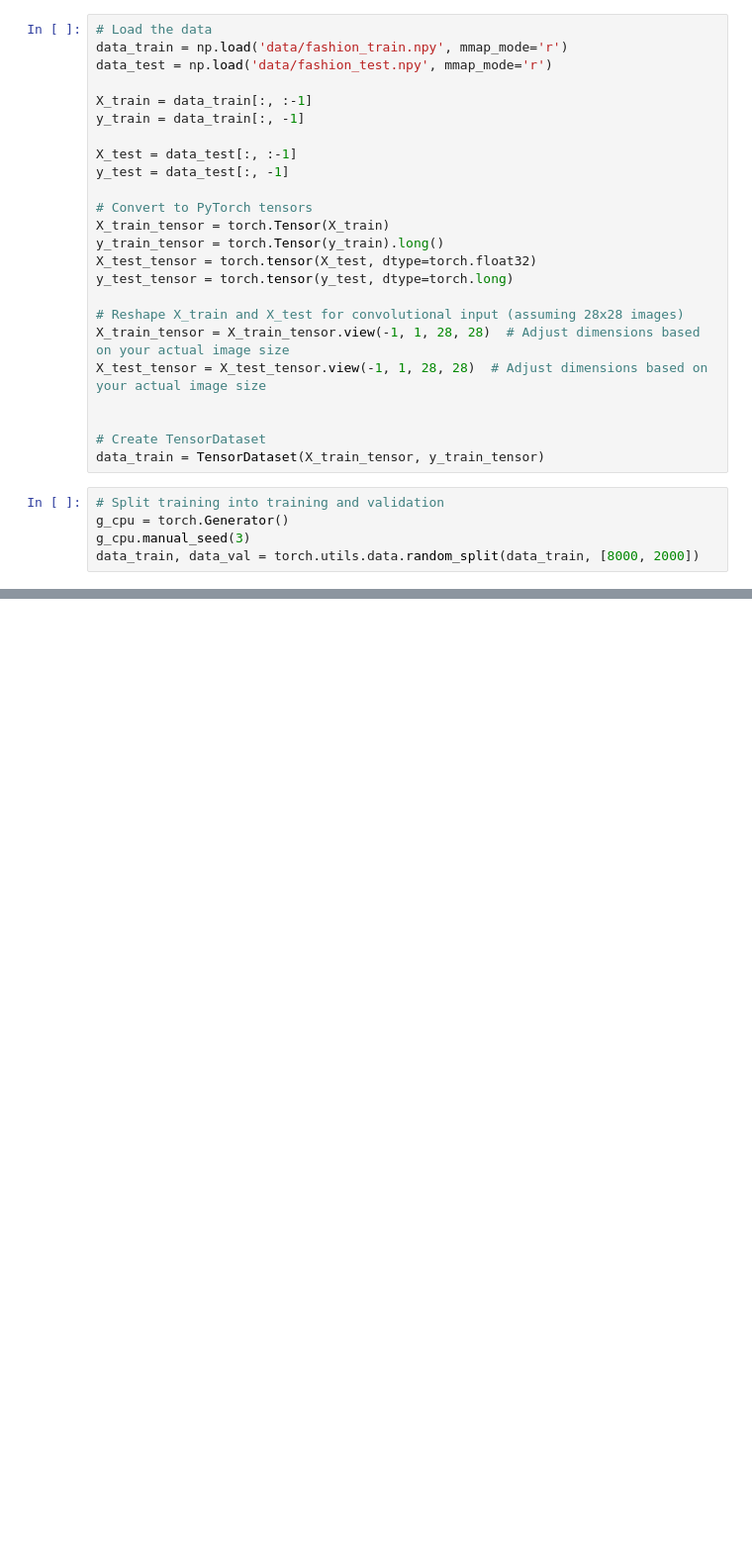
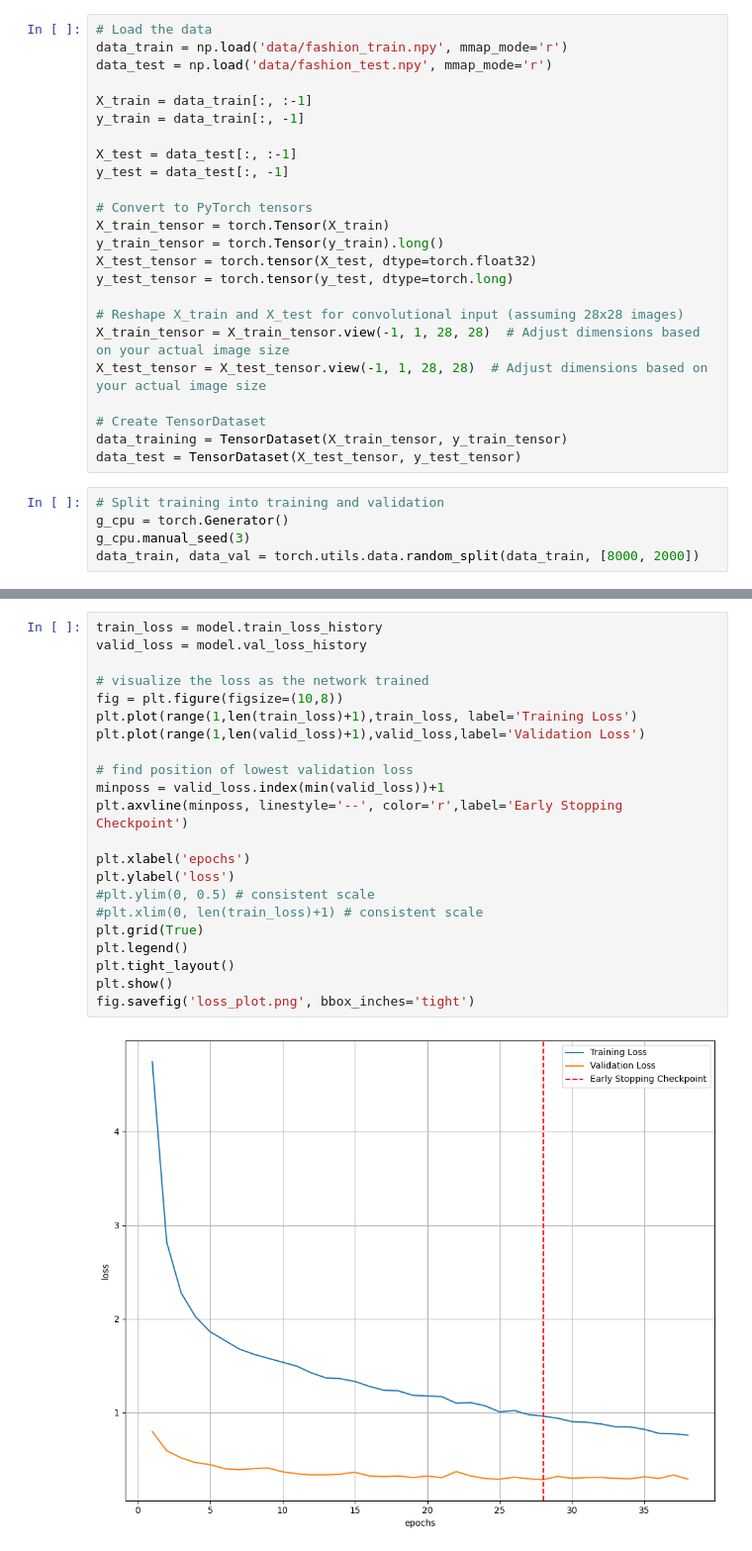
Before and after one commit to julielhagen/Clothing_classification-, a Jupyter notebook: CNN_Ida.ipynb, the cells around one changed output, grey strips where cells are left out. Shown: that part at 99% size. Saved outputs shown, nothing was run; the diff lists cells and outputs as text; blank space fills up the shorter version.

```diff
--- a/CNN_Ida.ipynb
+++ b/CNN_Ida.ipynb
@@ -189,9 +54,9 @@ y_test_tensor = torch.tensor(y_test, dtype=torch.long)
 X_train_tensor = X_train_tensor.view(-1, 1, 28, 28)  # Adjust dimensions based on your actual image size
 X_test_tensor = X_test_tensor.view(-1, 1, 28, 28)  # Adjust dimensions based on your actual image size
 
-
 # Create TensorDataset
-data_train = TensorDataset(X_train_tensor, y_train_tensor)
+data_training = TensorDataset(X_train_tensor, y_train_tensor)
+data_test = TensorDataset(X_test_tensor, y_test_tensor)
 # %%
 # Split training into training and validation
 g_cpu = torch.Generator()
@@ -242 +358,25 @@ Test Error:
 Done!
+# %%
+train_loss = model.train_loss_history
+valid_loss = model.val_loss_history
+
+# visualize the loss as the network trained
+fig = plt.figure(figsize=(10,8))
+plt.plot(range(1,len(train_loss)+1),train_loss, label='Training Loss')
+plt.plot(range(1,len(valid_loss)+1),valid_loss,label='Validation Loss')
+
+# find position of lowest validation loss
+minposs = valid_loss.index(min(valid_loss))+1
+plt.axvline(minposs, linestyle='--', color='r',label='Early Stopping Checkpoint')
+
+plt.xlabel('epochs')
+plt.ylabel('loss')
+#plt.ylim(0, 0.5) # consistent scale
+#plt.xlim(0, len(train_loss)+1) # consistent scale
+plt.grid(True)
+plt.legend()
+plt.tight_layout()
+plt.show()
+fig.savefig('loss_plot.png', bbox_inches='tight')
+# %% [output]
+[figure, added]
```
Also changed, not shown: parts of 21 cells of this notebook, 1 other file.
